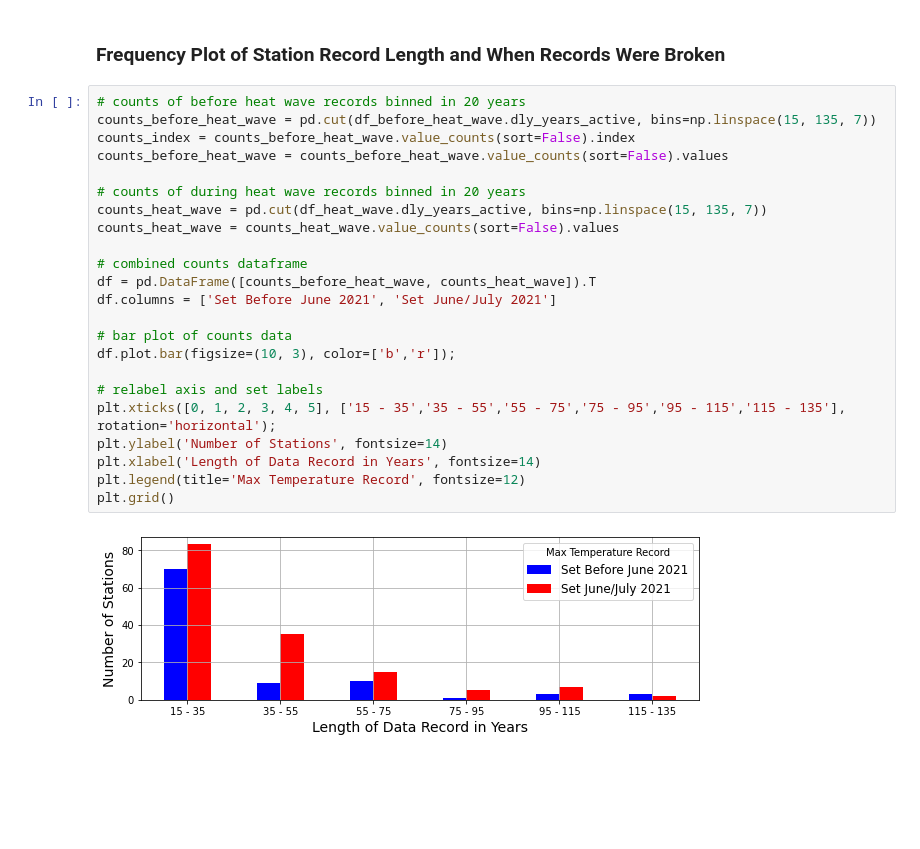
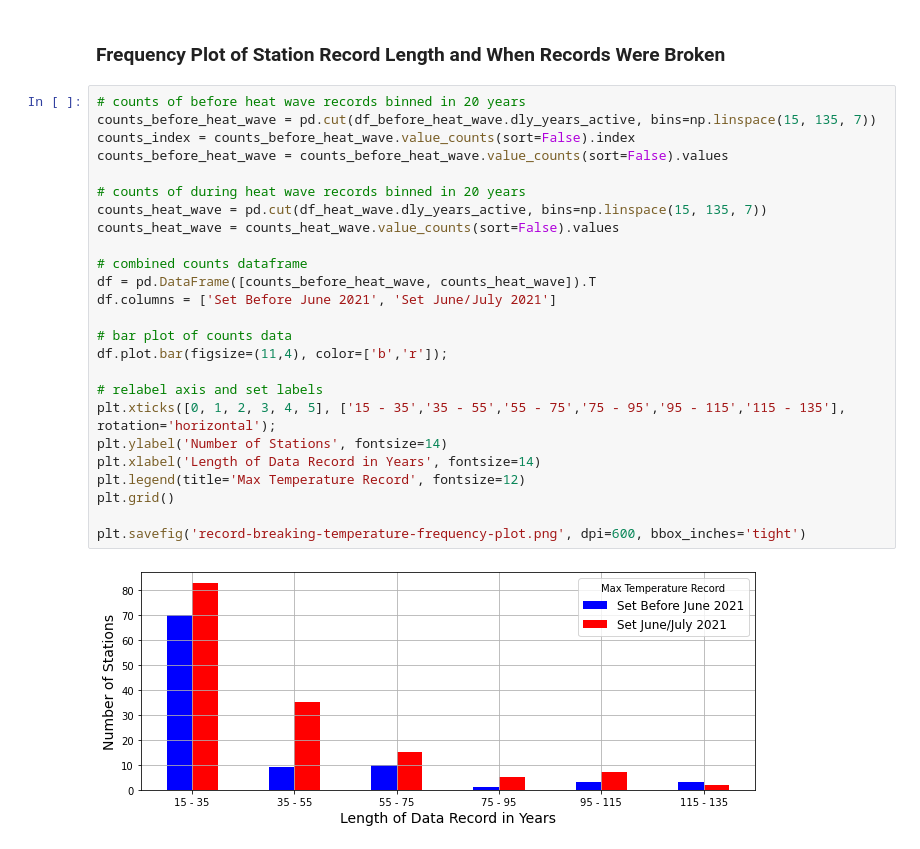
Before and after one commit to david-hurley/2021-heat-wave-temperature-records, a Jupyter notebook: Heat Wave Analysis.ipynb, the cells around one changed output. Saved outputs shown, nothing was run; the diff lists cells and outputs as text; blank space fills up the shorter version.

Commit message:
changed figure saving method

```diff
--- a/Heat Wave Analysis.ipynb
+++ b/Heat Wave Analysis.ipynb
@@ -127,25 +128,27 @@ plt.legend(fontsize=12, title='Max Temperature Record')
 # %%
 # counts of before heat wave records binned in 20 years
 counts_before_heat_wave = pd.cut(df_before_heat_wave.dly_years_active, bins=np.linspace(15, 135, 7))
 counts_index = counts_before_heat_wave.value_counts(sort=False).index
 counts_before_heat_wave = counts_before_heat_wave.value_counts(sort=False).values
 
 # counts of during heat wave records binned in 20 years
 counts_heat_wave = pd.cut(df_heat_wave.dly_years_active, bins=np.linspace(15, 135, 7))
 counts_heat_wave = counts_heat_wave.value_counts(sort=False).values
 
 # combined counts dataframe
 df = pd.DataFrame([counts_before_heat_wave, counts_heat_wave]).T
 df.columns = ['Set Before June 2021', 'Set June/July 2021']
 
 # bar plot of counts data
-df.plot.bar(figsize=(10, 3), color=['b','r']);
+df.plot.bar(figsize=(11,4), color=['b','r']);
 
 # relabel axis and set labels
 plt.xticks([0, 1, 2, 3, 4, 5], ['15 - 35','35 - 55','55 - 75','75 - 95','95 - 115','115 - 135'], rotation='horizontal');
 plt.ylabel('Number of Stations', fontsize=14)
 plt.xlabel('Length of Data Record in Years', fontsize=14)
 plt.legend(title='Max Temperature Record', fontsize=12)
 plt.grid()
+
+plt.savefig('record-breaking-temperature-frequency-plot.png', dpi=600, bbox_inches='tight')
 # %% [output]
-[figure, old version]
+[figure, new version]
```
Also changed, not shown: parts of 1 cell of this notebook, 3 other files.
